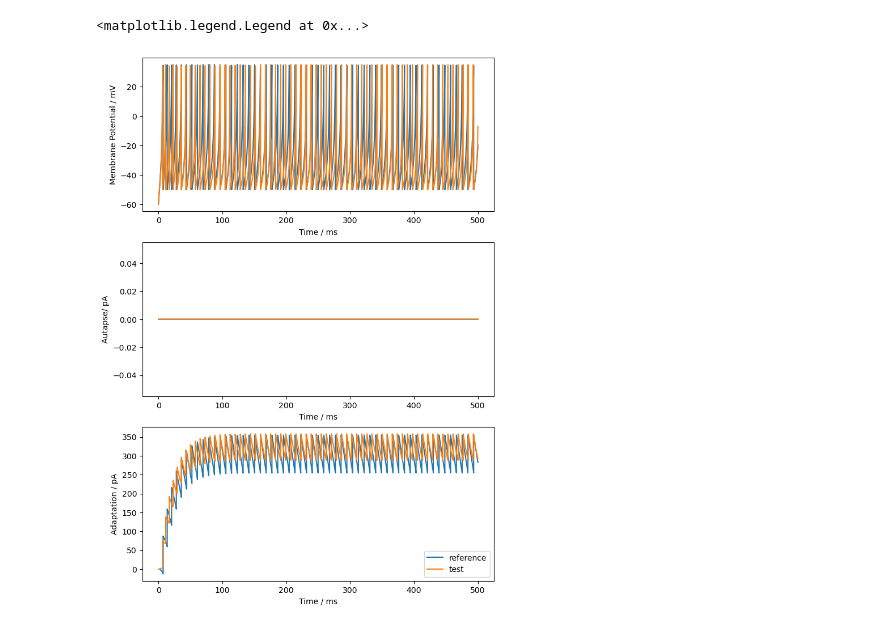
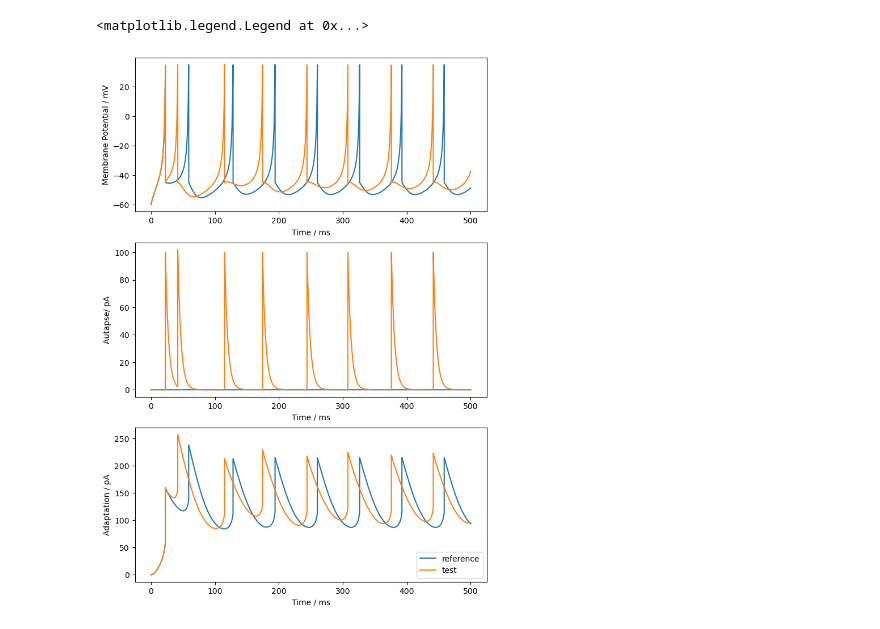
Before and after one commit to liammcs10/AQUA_project, a Jupyter notebook: bursting/testing2.ipynb, the cells around one changed output. Drawn from its saved outputs; the diff is of its cells as text; code cells hidden in the pictures.

```diff
--- a/bursting/testing2.ipynb
+++ b/bursting/testing2.ipynb
@@ -15,6 +15,12 @@ import matplotlib.pyplot as plt
 # %%
 RS_ref = {'name': 'RS_ref', 'C': 100, 'k': 0.7, 'v_r': -60, 'v_t': -40, 'v_peak': 35,
      'a': 0.03, 'b': -2, 'c': -50, 'd': 100, 'e': 0., 'f': 0., 'tau': 0.}
+
+RS_ch = {'name': 'RS_ref', 'C': 100, 'k': 0.7, 'v_r': -60, 'v_t': -40, 'v_peak': 35,
+     'a': 0.03, 'b': 5, 'c': -45, 'd': 100, 'e': 0., 'f': 0., 'tau': 0.}
+
+RS_cha = {'name': 'RS_ref', 'C': 100, 'k': 0.7, 'v_r': -60, 'v_t': -40, 'v_peak': 35,
+     'a': 0.03, 'b': 5, 'c': -45, 'd': 100, 'e': 0.2, 'f': 100., 'tau': 0.}
 
 RS_test = {'name': 'RS_ref', 'C': 100, 'k': 0.7, 'v_r': -60, 'v_t': -40, 'v_peak': 35,
      'a': 0.03, 'b': -2, 'c': -50, 'd': 100, 'e': 0., 'f': 0., 'tau': 0.}
@@ -35,7 +41,7 @@ dt = 0.01
 N_iter = int(T/dt)
 
 # injected current
-I_h = 700
+I_h = 200
 I_inj = I_h*np.ones((2, N_iter))
 
 # initial cond.
@@ -43,32 +49,32 @@ x_ini = np.array([-60, 0, 0])
 x_start = np.full((2, 3), fill_value = x_ini)
 t_ini = np.array([0., 0.])
 
 # create neuron
-batch = batchAQUA([RS_ref, RS_test])
+batch = batchAQUA([RS_ch, RS_cha])
 batch.Initialise(x_start, t_ini)
 
 # simulate
 X, time, spikes = batch.update_batch(dt, N_iter, I_inj)
 
 # plot output
 fig, ax = plt.subplots(3, 1, figsize = (8, 12))
 
 
 ax[0].plot(time, X[0, 0, :], label = "reference")
 ax[0].plot(time, X[1, 0, :], label = "test")
 ax[0].set_xlabel("Time / ms")
 ax[0].set_ylabel("Membrane Potential / mV")
 
 ax[1].plot(time, X[0, 2, :], label = "reference")
 ax[1].plot(time, X[1, 2, :], label = "test")
 ax[1].set_xlabel("Time / ms")
 ax[1].set_ylabel("Autapse/ pA")
 
 ax[2].plot(time, X[0, 1, :], label = "reference")
 ax[2].plot(time, X[1, 1, :], label = "test")
 ax[2].set_xlabel("Time / ms")
 ax[2].set_ylabel("Adaptation / pA")
 plt.legend()
 # %% [output]
 <matplotlib.legend.Legend at 0x...>
-[figure, old version]
+[figure, new version]
```
Also changed, not shown: parts of 1 cell of this notebook, 5 other files.
